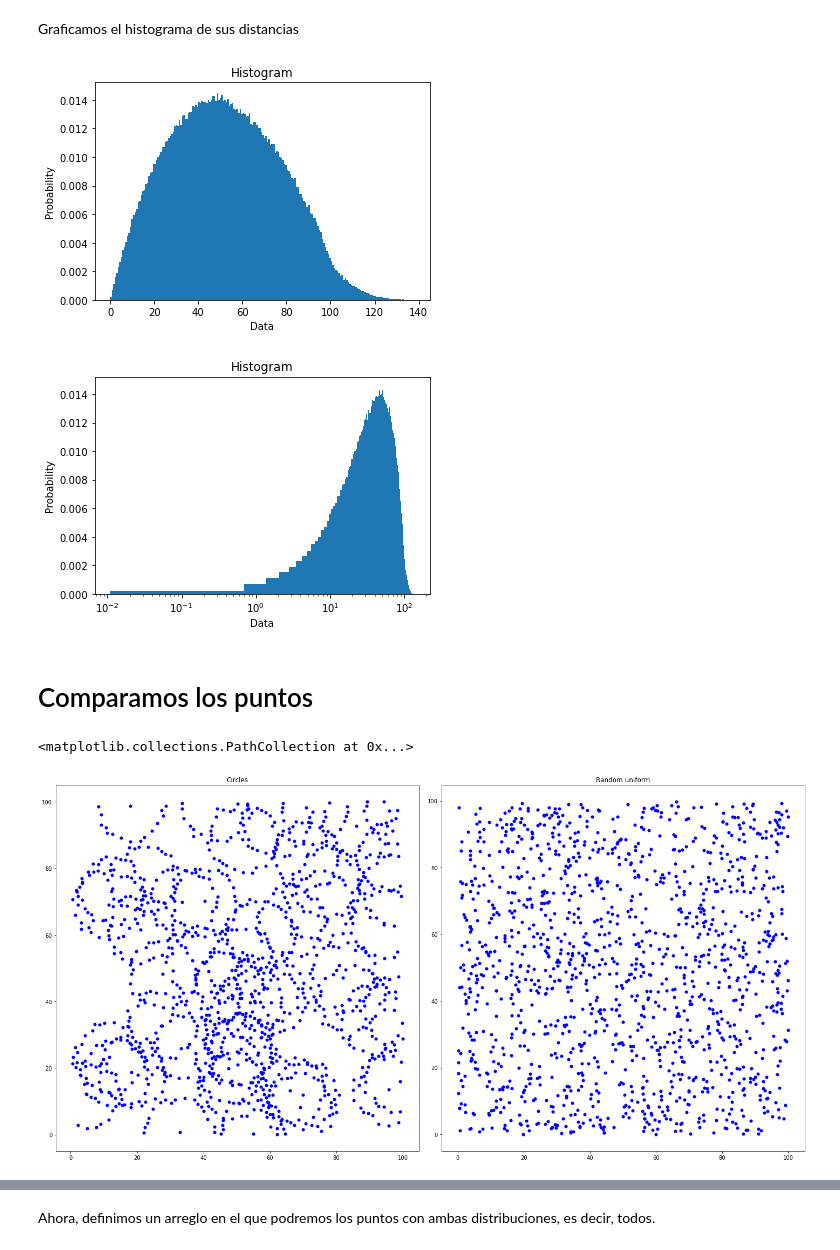
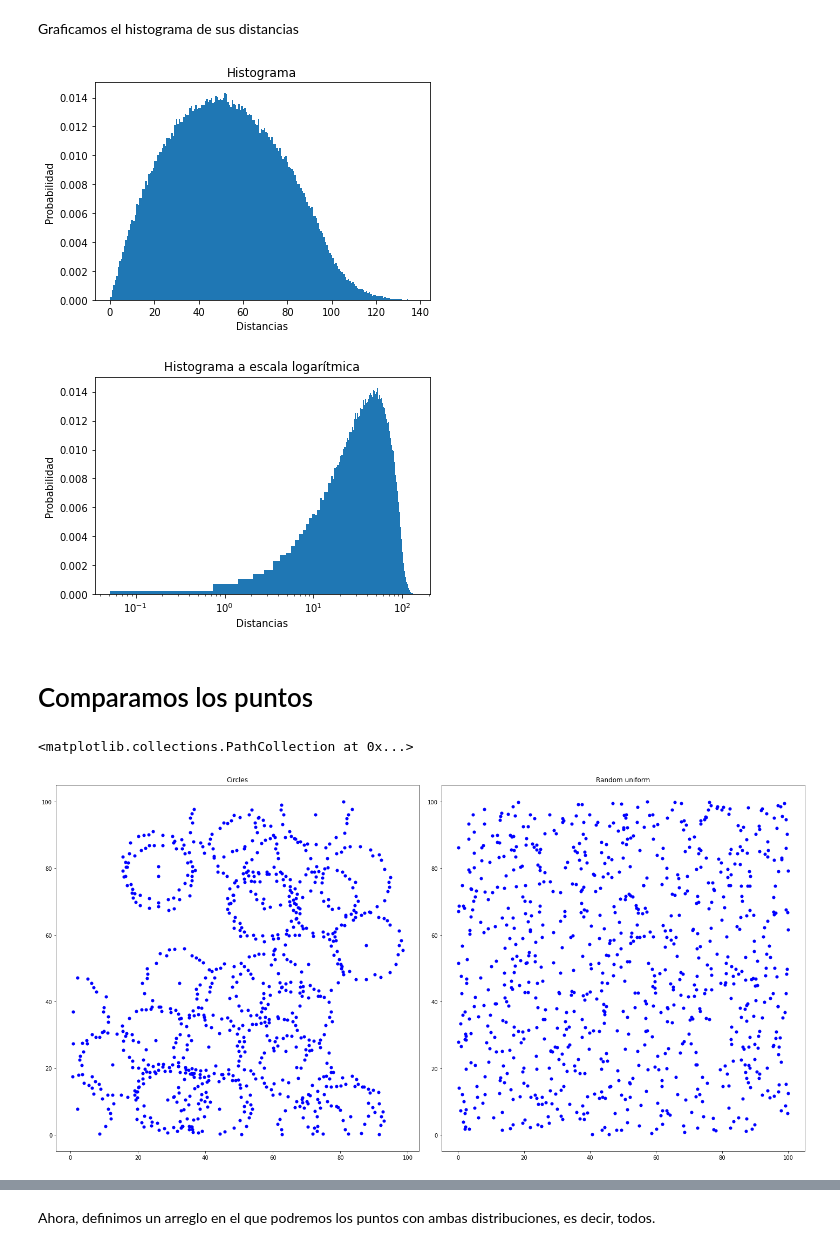
Before and after one commit to SamanthaRizo/F-sica_computacional_python, a Jupyter notebook: Funciones_de_correlación.ipynb, the cells around one changed output, grey strips where cells are left out. Drawn from its saved outputs; the diff is of its cells as text; code cells hidden in the pictures.

```diff
--- a/Funciones_de_correlación.ipynb
+++ b/Funciones_de_correlación.ipynb
@@ -75,13 +75,14 @@ for t in range(len(puntos)):
 ## Puntos en diferentes círculos aleatorios
 A continuación programamos una función a la cual le entregamos los siguientes datos: cantidad de circulos, puntos en los que dividiremos cada círculo, canidad de esos puntos que eligiremos de cada círculo, radio de los círculos, y rango de los centros. A partir de estos datos, nos entrega una 2 listas que son las coordenadas x, y las coordenadas y de cada punto que sigue la distribución de pertenecer a algún circulo con una perturbación del 10% del radio.
 # %%
-def Puntos_circulos(num, npoints,n,R,a_if,b_if):
+def Puntos_circulos(num, npoints,n,R,a_if,b_if,p):
     #donde num es numero de circulos
     #      npoints son los puntos en los que se dividirá cada círculo
     #      n son la cantidad de puntos que elegiremos de cada circulo
     #      R es el radio de los círculos
     #      a_if=[0,100] Rango de centros en x
     #      b_if=[0,100] Rango de centros en y
+    #      p es la perturbacion
     randProba = lambda a: a/sum(a)
     #Comenzamos a graficar
     plt.figure(figsize=(8,8))
@@ -101,7 +102,7 @@ def Puntos_circulos(num, npoints,n,R,a_if,b_if):
         #circunferencia
         puntos = np.linspace(0, 2*np.pi, npoints, endpoint=False)[np.random.choice(range(npoints), n, replace=False, p=randProba(np.random.random(npoints)))]
         for t in range(len(puntos)):
-            r = R + random.uniform(-R*0.1,R*0.1) #Pertubación 10% del radio
+            r = R + random.uniform(-R*p,R*p) #Pertubación 10% del radio
             x1 = a + r * np.cos(t)
             y1 = b + r * np.sin(t)
             #Como los centros de los círculos pueden estar en la orilla,
@@ -116,4 +117,5 @@ def Puntos_circulos(num, npoints,n,R,a_if,b_if):
         plt.ylim(b_if[0]-(R/2),b_if[1]+(R/2))
     return x_1, y_1
 # %%
-x_1,y_1 = Puntos_circulos(2,100,30,10,[0,100],[0,100])
+random.seed(0) #Tenemos números pseudoaleatorios, así que para obtener el mismo siempre lo sembramos
+x_1,y_1 = Puntos_circulos(30,100,30,10,[0,100],[0,100],0.1)
@@ -218,19 +223,19 @@ distancias_random_uniform = distancias(X2,Y2)
 Graficamos el histograma de sus distancias
 # %%
 hist_random = plt.hist(distancias_random_uniform, density=True, bins=200, label="Data")
-plt.ylabel("Probability")
-plt.xlabel("Data")
-plt.title("Histogram");
+plt.ylabel("Probabilidad")
+plt.xlabel("Distancias")
+plt.title("Histograma");
 # %% [output]
-[figure, old version]
+[figure, new version]
 # %%
 plt.hist(distancias_random_uniform, density=True, bins=200, label="Data")
-plt.ylabel("Probability")
-plt.xlabel("Data")
+plt.ylabel("Probabilidad")
+plt.xlabel("Distancias")
 plt.xscale('log')
-plt.title("Histogram");
+plt.title("Histograma a escala logarítmica");
 # %% [output]
-[figure, old version]
+[figure, new version]
 # %% [markdown]
 # Comparamos los puntos
 # %%
@@ -243,7 +248,7 @@ axes_cosmo[1].set_title('Random uniform')
 axes_cosmo[1].scatter(X2, Y2, color='b', lw=0.1)
 # %% [output]
 <matplotlib.collections.PathCollection at 0x...>
-[figure, old version]
+[figure, new version]
 # %%
 fig_cosmo, axes_cosmo = plt.subplots(figsize=(20,10), nrows=1, ncols=2)
 plt.tight_layout()
```
Also changed, not shown: parts of 47 cells of this notebook.
